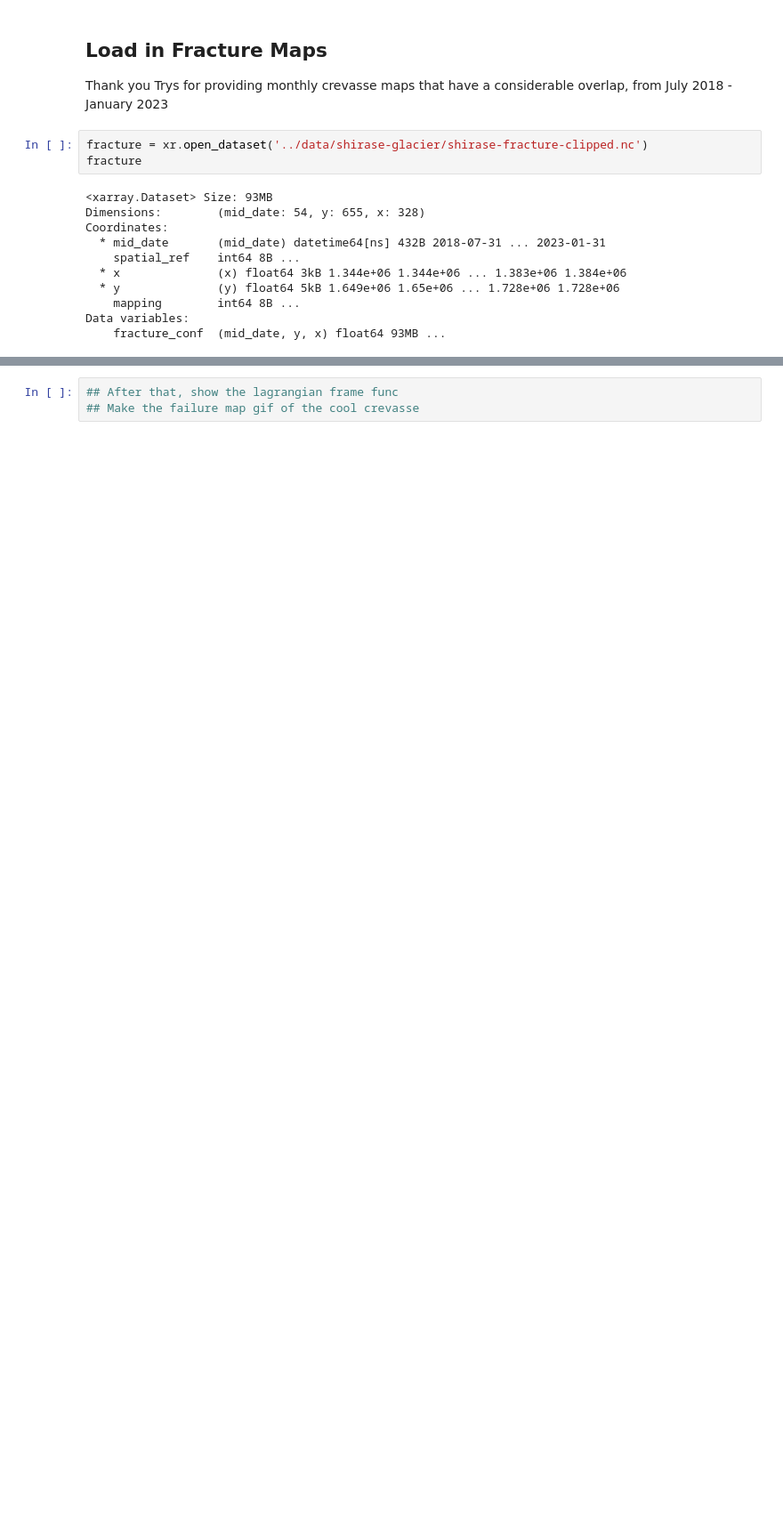
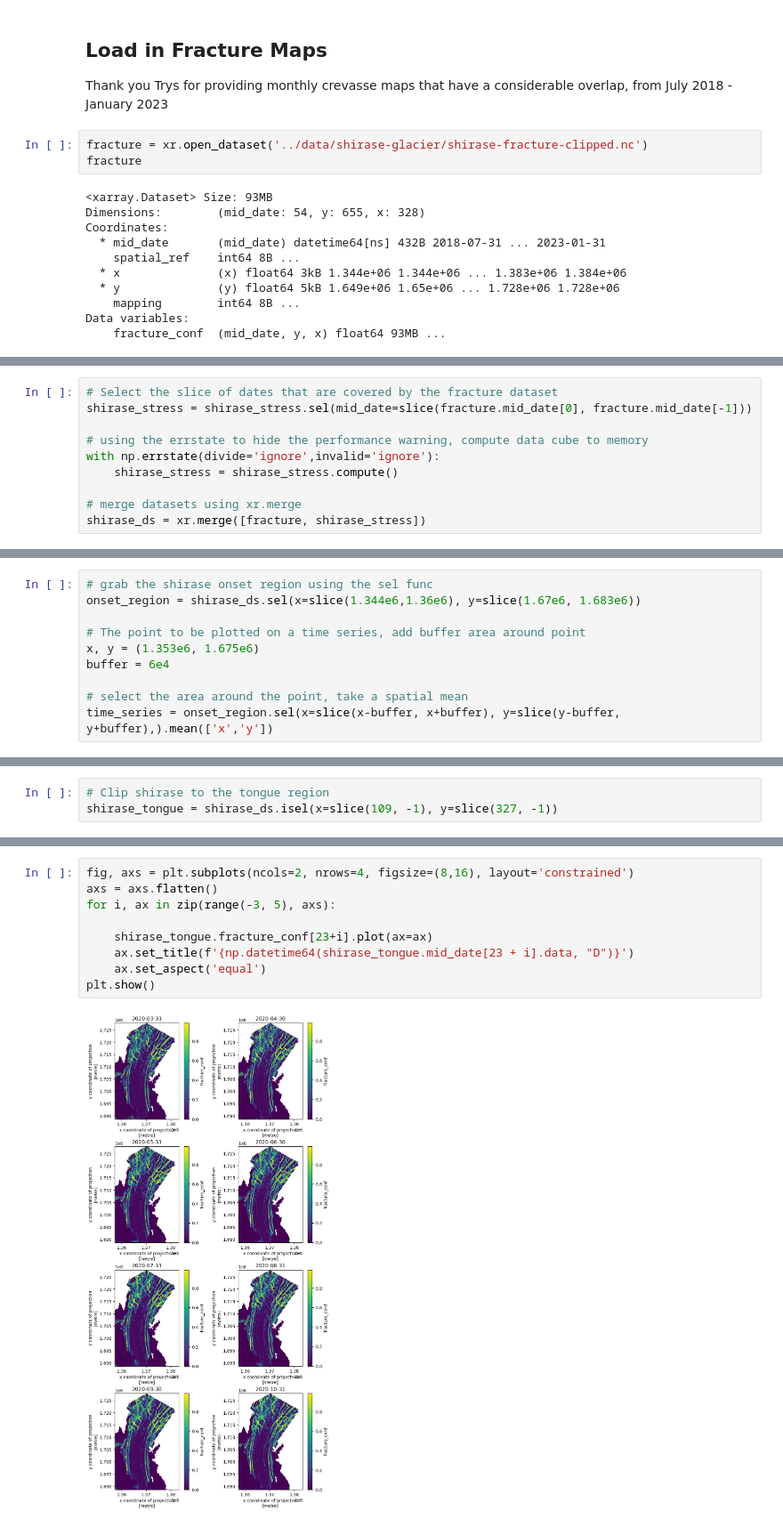
Before and after one commit to jackplogan33/ice-fracture-mechanics, a Jupyter notebook: notebooks/fracture-map-analysis.ipynb, the cells around one changed output, grey strips where cells are left out. Shown at 89% size. Cells and saved outputs as stored; diff of their text form; blank space fills up the shorter version.

```diff
--- a/notebooks/fracture-map-analysis.ipynb
+++ b/notebooks/fracture-map-analysis.ipynb
@@ -74,3 +90,13 @@ Data variables:
+# %%
+# Select the slice of dates that are covered by the fracture dataset
+shirase_stress = shirase_stress.sel(mid_date=slice(fracture.mid_date[0], fracture.mid_date[-1]))
+
+# using the errstate to hide the performance warning, compute data cube to memory
+with np.errstate(divide='ignore',invalid='ignore'):
+    shirase_stress = shirase_stress.compute()
+
+# merge datasets using xr.merge
+shirase_ds = xr.merge([fracture, shirase_stress])
 # %% [markdown]
 ## Time Series of Crevasse Field
 
@@ -125,0 +112,10 @@ for i in range(len(ds.mid_date)):
+# %%
+# grab the shirase onset region using the sel func
+onset_region = shirase_ds.sel(x=slice(1.344e6,1.36e6), y=slice(1.67e6, 1.683e6))
+
+# The point to be plotted on a time series, add buffer area around point
+x, y = (1.353e6, 1.675e6)
+buffer = 6e4
+
+# select the area around the point, take a spatial mean
+time_series = onset_region.sel(x=slice(x-buffer, x+buffer), y=slice(y-buffer, y+buffer),).mean(['x','y'])
@@ -125,0 +185,3 @@ for i in range(len(ds.mid_date)):
+# %%
+# Clip shirase to the tongue region
+shirase_tongue = shirase_ds.isel(x=slice(109, -1), y=slice(327, -1))
@@ -126,3 +190,11 @@ for i in range(len(ds.mid_date)):
 # %%
-## After that, show the lagrangian frame func
-## Make the failure map gif of the cool crevasse
+fig, axs = plt.subplots(ncols=2, nrows=4, figsize=(8,16), layout='constrained')
+axs = axs.flatten()
+for i, ax in zip(range(-3, 5), axs):
+
+    shirase_tongue.fracture_conf[23+i].plot(ax=ax)
+    ax.set_title(f'{np.datetime64(shirase_tongue.mid_date[23 + i].data, "D")}')
+    ax.set_aspect('equal')
+plt.show()
+# %% [output]
+[figure, added]
```
Also changed, not shown: parts of 23 cells of this notebook, 3 other files.
